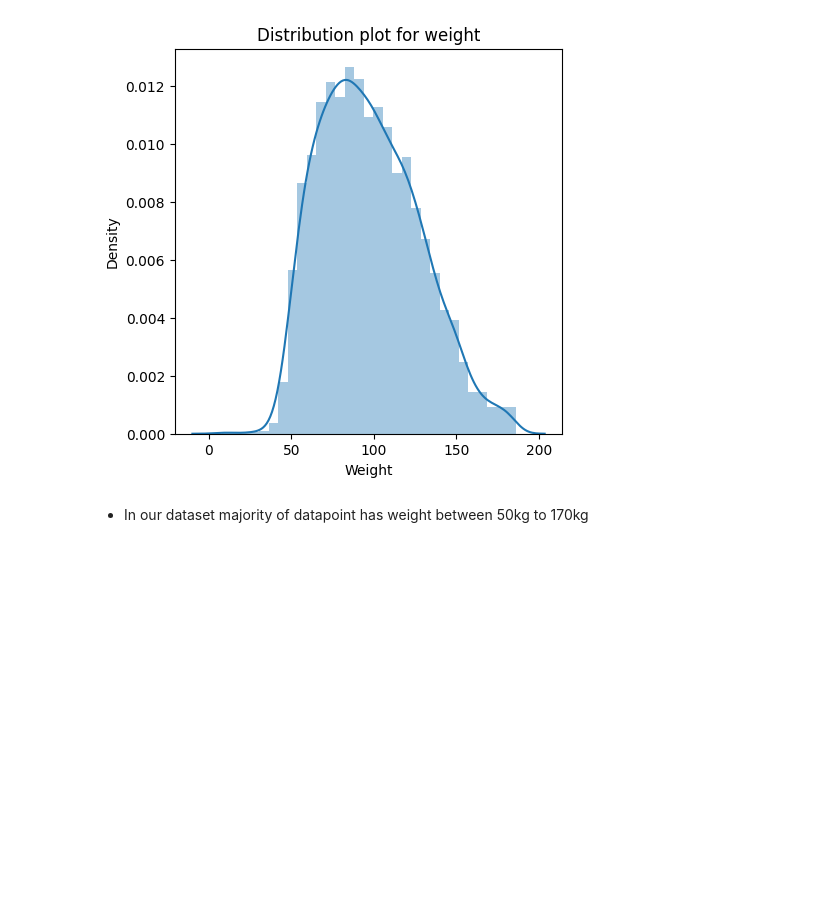
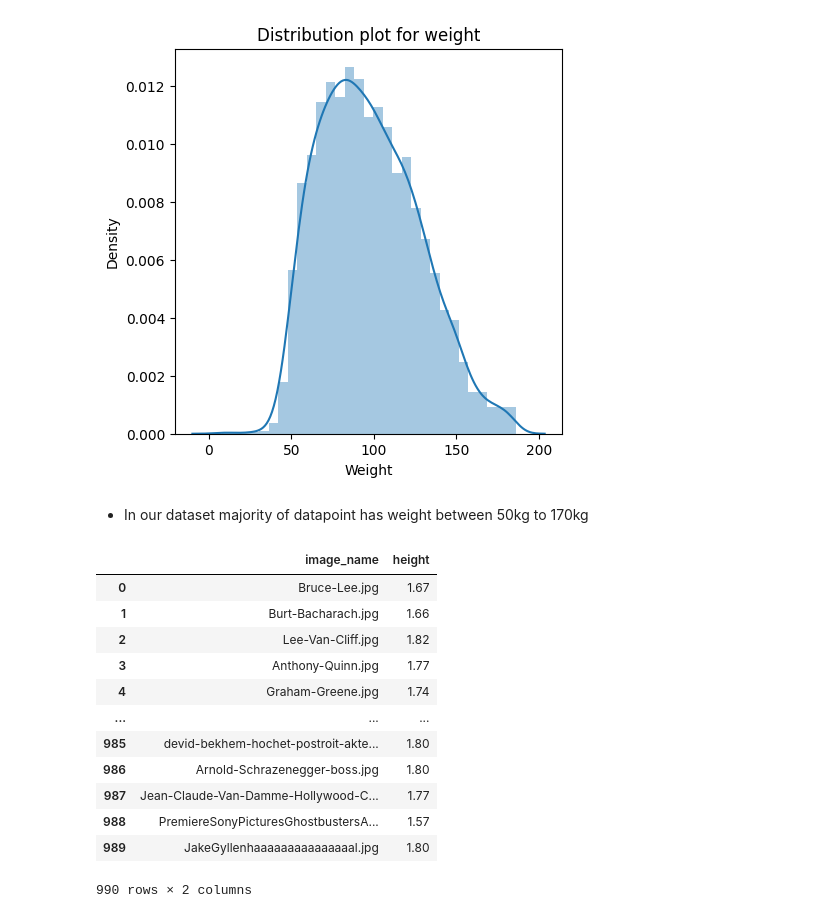
Before and after one commit to Aman-Vishwakarma1729/Body_Mass_Index_from_Face_Images, a Jupyter notebook: notebooks/Height_Weight_Data_Analysis.ipynb, the cells around one changed output. Saved outputs shown, nothing was run; the diff lists cells and outputs as text; code cells hidden in the pictures; blank space fills up the shorter version.

```diff
--- a/notebooks/Height_Weight_Data_Analysis.ipynb
+++ b/notebooks/Height_Weight_Data_Analysis.ipynb
@@ -178,0 +176,16 @@ plt.show()
+# %%
+scrpd_data
+# %% [output]
+|  | image_name | height |
+| 0 | Bruce-Lee.jpg | 1.67 |
+| 1 | Burt-Bacharach.jpg | 1.66 |
+| 2 | Lee-Van-Cliff.jpg | 1.82 |
+| 3 | Anthony-Quinn.jpg | 1.77 |
+| 4 | Graham-Greene.jpg | 1.74 |
+| ... | ... | ... |
+| 985 | devid-bekhem-hochet-postroit-akte... | 1.80 |
+| 986 | Arnold-Schrazenegger-boss.jpg | 1.80 |
+| 987 | Jean-Claude-Van-Damme-Hollywood-C... | 1.77 |
+| 988 | PremiereSonyPicturesGhostbustersA... | 1.57 |
+| 989 | JakeGyllenhaaaaaaaaaaaaaaal.jpg | 1.80 |
+990 rows × 2 columns
```
Also changed, not shown: parts of 5 cells of this notebook, 7 other files.
